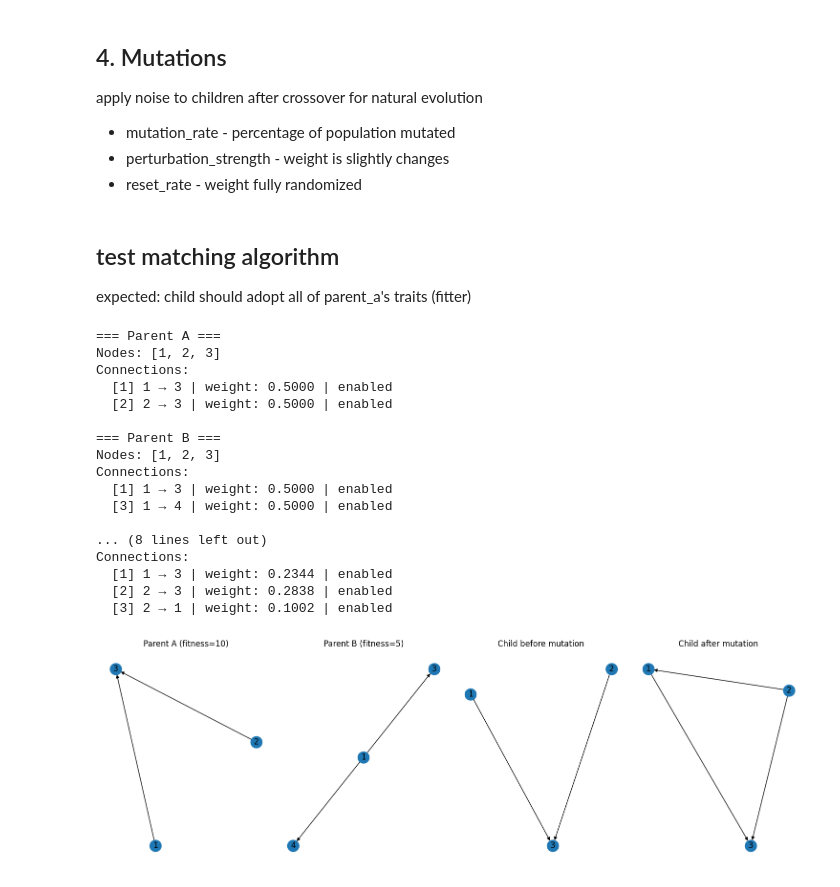
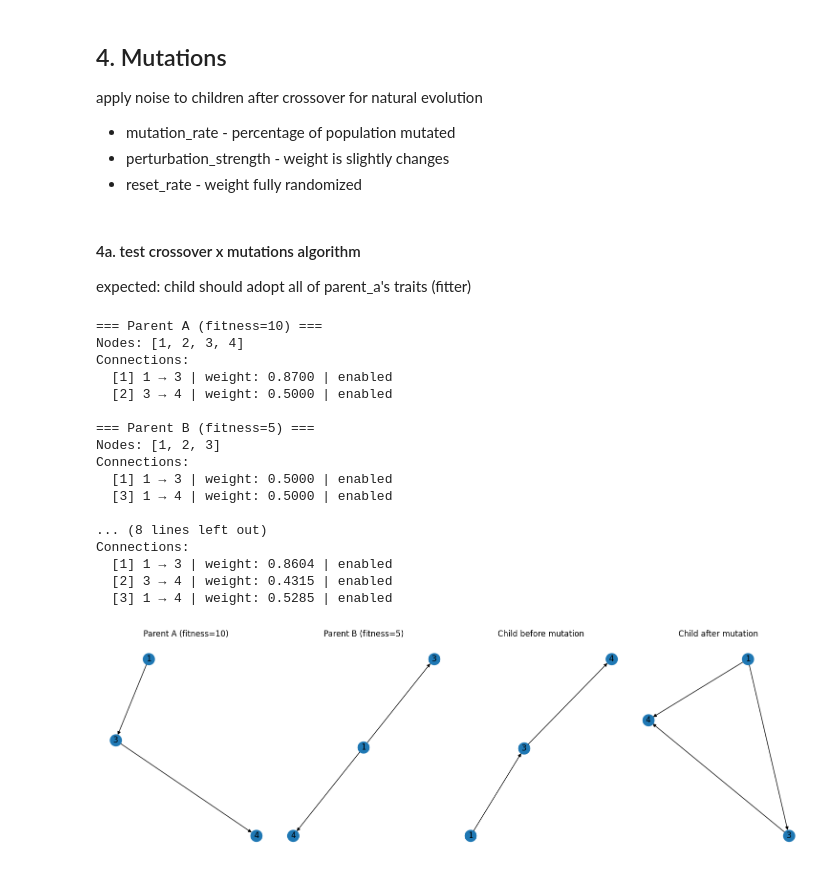
Before and after one commit to Jaslavie/NEAT-SIM, a Jupyter notebook: NEAT.ipynb, the cells around one changed output. Cells and saved outputs as stored; diff of their text form; code cells hidden in the pictures.

```diff
--- a/NEAT.ipynb
+++ b/NEAT.ipynb
@@ -201,8 +201,10 @@ def mutate_connections(genome, innov: InnovationCounter):
 
     # valid pairs are not already existing
     valid_pairs = [
-        pair for pair in possible_node_pairs
-        if pair not in existing_connections
+        (a, b)
+        for (a, b) in possible_node_pairs
+        if (a,b) not in existing_connections
+        if genome.nodes[a].layer < genome.nodes[b].layer # lower -> higher layer connections only
     ]
 
     if not valid_pairs:
@@ -225,19 +227,19 @@ def mutate_connections(genome, innov: InnovationCounter):
 
     genome.connections[innovation_num] = new_conn
 # %% [markdown]
-## test matching algorithm
+#### 4a. test crossover x mutations algorithm
 expected: child should adopt all of parent_a's traits (fitter)
 # %%
 # nodes
-node_1 = NodeGene(id=1, layer='input', activation='sigmoid', bias=0)
-node_2 = NodeGene(id=2, layer='input', activation='sigmoid', bias=0)
-node_3 = NodeGene(id=3, layer='hidden', activation='sigmoid', bias=0)
-node_4 = NodeGene(id=4, layer='output', activation='sigmoid', bias=0)
+node_1 = NodeGene(id=1, layer=0, activation='sigmoid', bias=0) # input
+node_2 = NodeGene(id=2, layer=0, activation='sigmoid', bias=0) # input
+node_3 = NodeGene(id=3, layer=1, activation='sigmoid', bias=0) # hidden
+node_4 = NodeGene(id=4, layer=2, activation='sigmoid', bias=0) # output
 
 # create connections for parent A
 conn_a1 = NodeConnection(id=1, output_node_id=3, input_node_id=1,
-                        weight=0.5, enabled=True, innovation=1)
-conn_a2 = NodeConnection(id=2, output_node_id=3, input_node_id=2,
+                        weight=0.87, enabled=True, innovation=1)
+conn_a2 = NodeConnection(id=2, output_node_id=4, input_node_id=3,
                         weight=0.5, enabled=True, innovation=2)
 
 # create connections for parent B
@@ -247,7 +249,7 @@ conn_b3 = NodeConnection(id=3, output_node_id=4, input_node_id=1,
                         weight=0.5, enabled=True, innovation=3)
 
 # build genomes
-parent_a = Genome(nodes=[node_1, node_2, node_3],
+parent_a = Genome(nodes=[node_1, node_2, node_3, node_4],
                 connections=[conn_a1, conn_a2])
 parent_a.fitness = 10
 
@@ -264,45 +266,45 @@ innov = InnovationCounter(
 # print parents
 fig, axes = plt.subplots(1, 4, figsize=(15, 5))  # 1 row, 4 columns
 
-print_genome_state(parent_a, "Parent A")
+print_genome_state(parent_a, "Parent A (fitness=10)")
 visualize_genome(parent_a, ax=axes[0])
 axes[0].set_title("Parent A (fitness=10)")
 
-print_genome_state(parent_b, "Parent B")
+print_genome_state(parent_b, "Parent B (fitness=5)")
 visualize_genome(parent_b, ax=axes[1])
 axes[1].set_title("Parent B (fitness=5)")
 
 # create and print crossover
 child = crossover(parent_a, parent_b)
 print_genome_state(child, "Before Mutations")
 visualize_genome(child, ax=axes[2])
 axes[2].set_title("Child before mutation")
 
 # mutate weights
 mutate_weights(child, mutation_rate=1.0, perturbation_strength=0.3, reset_rate=0.1)
 mutate_connections(child, innov)
 print_genome_state(child, "After Mutations")
 visualize_genome(child, ax=axes[3])
 axes[3].set_title("Child after mutation")
 
 plt.tight_layout()
 plt.show()
 # %% [output]
-=== Parent A ===
-Nodes: [1, 2, 3]
+=== Parent A (fitness=10) ===
+Nodes: [1, 2, 3, 4]
 Connections:
-  [1] 1 → 3 | weight: 0.5000 | enabled
-  [2] 2 → 3 | weight: 0.5000 | enabled
+  [1] 1 → 3 | weight: 0.8700 | enabled
+  [2] 3 → 4 | weight: 0.5000 | enabled
 
-=== Parent B ===
+=== Parent B (fitness=5) ===
 Nodes: [1, 2, 3]
 Connections:
   [1] 1 → 3 | weight: 0.5000 | enabled
   [3] 1 → 4 | weight: 0.5000 | enabled
 
 ... (8 lines left out)
 Connections:
-  [1] 1 → 3 | weight: 0.2344 | enabled
-  [2] 2 → 3 | weight: 0.2838 | enabled
-  [3] 2 → 1 | weight: 0.1002 | enabled
+  [1] 1 → 3 | weight: 0.8604 | enabled
+  [2] 3 → 4 | weight: 0.4315 | enabled
+  [3] 1 → 4 | weight: 0.5285 | enabled
-[figure, old version]
+[figure, new version]
```
Also changed, not shown: parts of 3 cells of this notebook, 1 other file.
